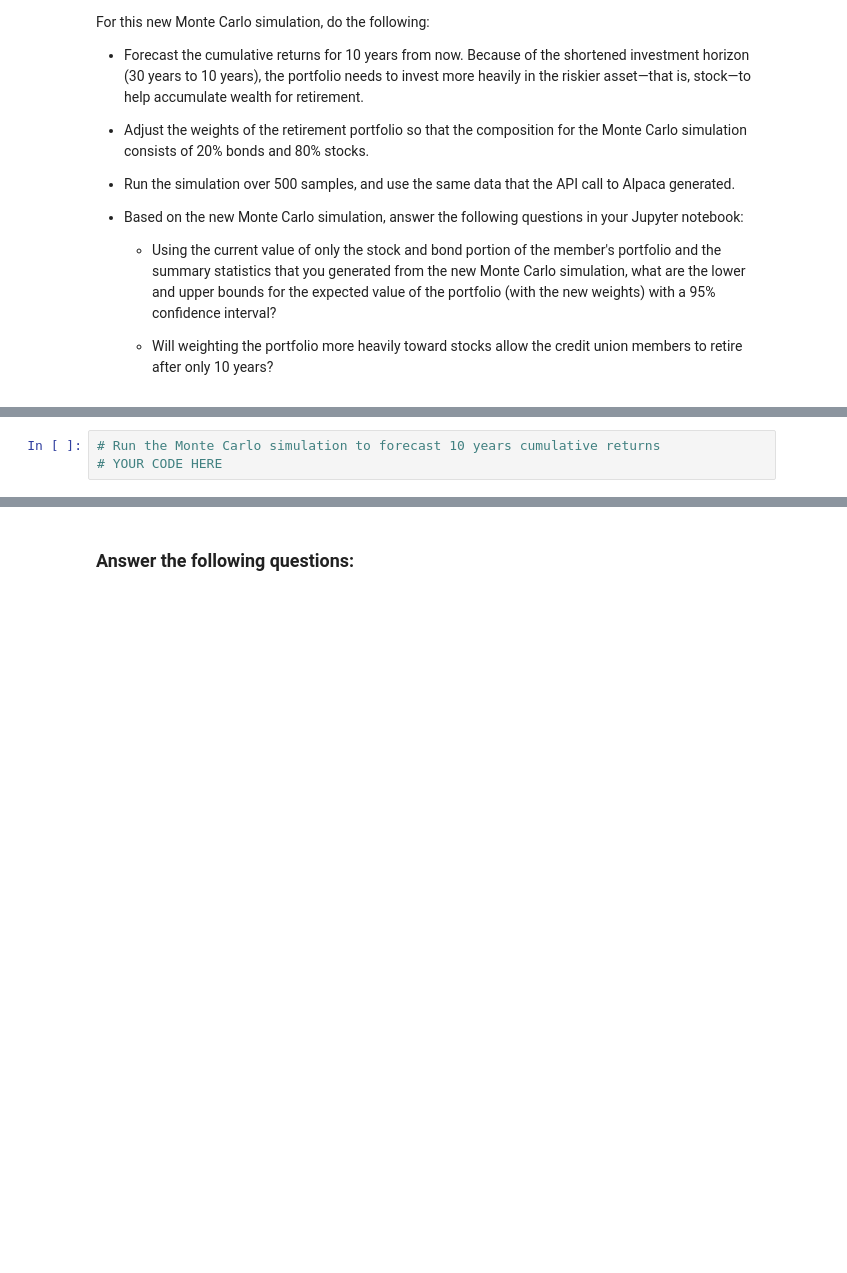
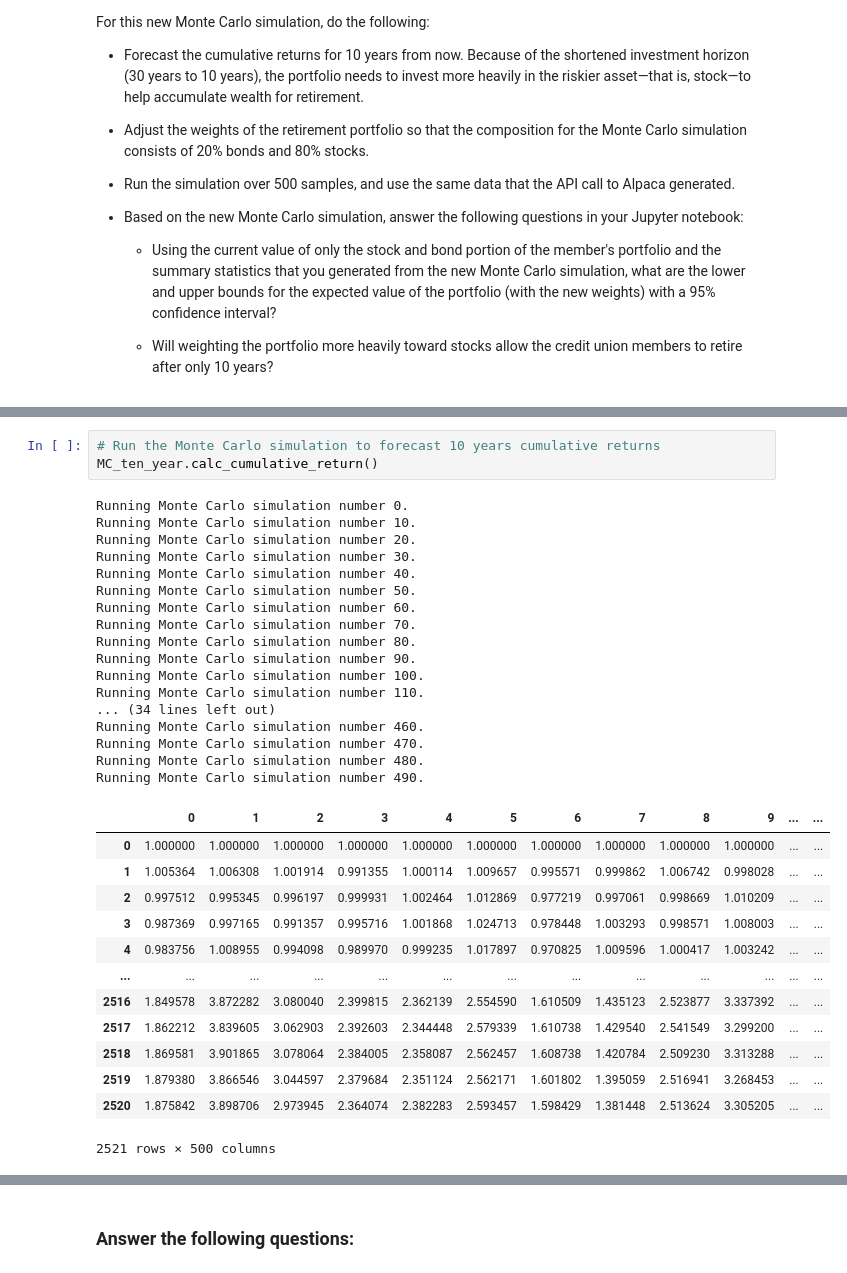
Before and after one commit to JunTheRewels/financial_planners, a Jupyter notebook: Starter_Code/financial_planning_tools.ipynb, the cells around one changed output, grey strips where cells are left out. Saved outputs shown, nothing was run; the diff lists cells and outputs as text; blank space fills up the shorter version.

```diff
--- a/Starter_Code/financial_planning_tools.ipynb
+++ b/Starter_Code/financial_planning_tools.ipynb
@@ -614,6 +631,37 @@ For this new Monte Carlo simulation, do the following:
 # %%
 # Run the Monte Carlo simulation to forecast 10 years cumulative returns
-# YOUR CODE HERE
+MC_ten_year.calc_cumulative_return()
+# %% [output]
+Running Monte Carlo simulation number 0.
+Running Monte Carlo simulation number 10.
+Running Monte Carlo simulation number 20.
+Running Monte Carlo simulation number 30.
+Running Monte Carlo simulation number 40.
+Running Monte Carlo simulation number 50.
+Running Monte Carlo simulation number 60.
+Running Monte Carlo simulation number 70.
+Running Monte Carlo simulation number 80.
+Running Monte Carlo simulation number 90.
+Running Monte Carlo simulation number 100.
+Running Monte Carlo simulation number 110.
+... (34 lines left out)
+Running Monte Carlo simulation number 460.
+Running Monte Carlo simulation number 470.
+Running Monte Carlo simulation number 480.
+Running Monte Carlo simulation number 490.
+|  | 0 | 1 | 2 | 3 | 4 | 5 | 6 | 7 | 8 | 9 | ... | ... |
+| 0 | 1.000000 | 1.000000 | 1.000000 | 1.000000 | 1.000000 | 1.000000 | 1.000000 | 1.000000 | 1.000000 | 1.000000 | ... | ... |
+| 1 | 1.005364 | 1.006308 | 1.001914 | 0.991355 | 1.000114 | 1.009657 | 0.995571 | 0.999862 | 1.006742 | 0.998028 | ... | ... |
+| 2 | 0.997512 | 0.995345 | 0.996197 | 0.999931 | 1.002464 | 1.012869 | 0.977219 | 0.997061 | 0.998669 | 1.010209 | ... | ... |
+| 3 | 0.987369 | 0.997165 | 0.991357 | 0.995716 | 1.001868 | 1.024713 | 0.978448 | 1.003293 | 0.998571 | 1.008003 | ... | ... |
+| 4 | 0.983756 | 1.008955 | 0.994098 | 0.989970 | 0.999235 | 1.017897 | 0.970825 | 1.009596 | 1.000417 | 1.003242 | ... | ... |
+| ... | ... | ... | ... | ... | ... | ... | ... | ... | ... | ... | ... | ... |
+| 2516 | 1.849578 | 3.872282 | 3.080040 | 2.399815 | 2.362139 | 2.554590 | 1.610509 | 1.435123 | 2.523877 | 3.337392 | ... | ... |
+| 2517 | 1.862212 | 3.839605 | 3.062903 | 2.392603 | 2.344448 | 2.579339 | 1.610738 | 1.429540 | 2.541549 | 3.299200 | ... | ... |
+| 2518 | 1.869581 | 3.901865 | 3.078064 | 2.384005 | 2.358087 | 2.562457 | 1.608738 | 1.420784 | 2.509230 | 3.313288 | ... | ... |
+| 2519 | 1.879380 | 3.866546 | 3.044597 | 2.379684 | 2.351124 | 2.562171 | 1.601802 | 1.395059 | 2.516941 | 3.268453 | ... | ... |
+| 2520 | 1.875842 | 3.898706 | 2.973945 | 2.364074 | 2.382283 | 2.593457 | 1.598429 | 1.381448 | 2.513624 | 3.305205 | ... | ... |
+2521 rows × 500 columns
 # %%
 # Visualize the 10-year Monte Carlo simulation by creating an
 # overlay line plot
```
Also changed, not shown: parts of 26 cells of this notebook.
